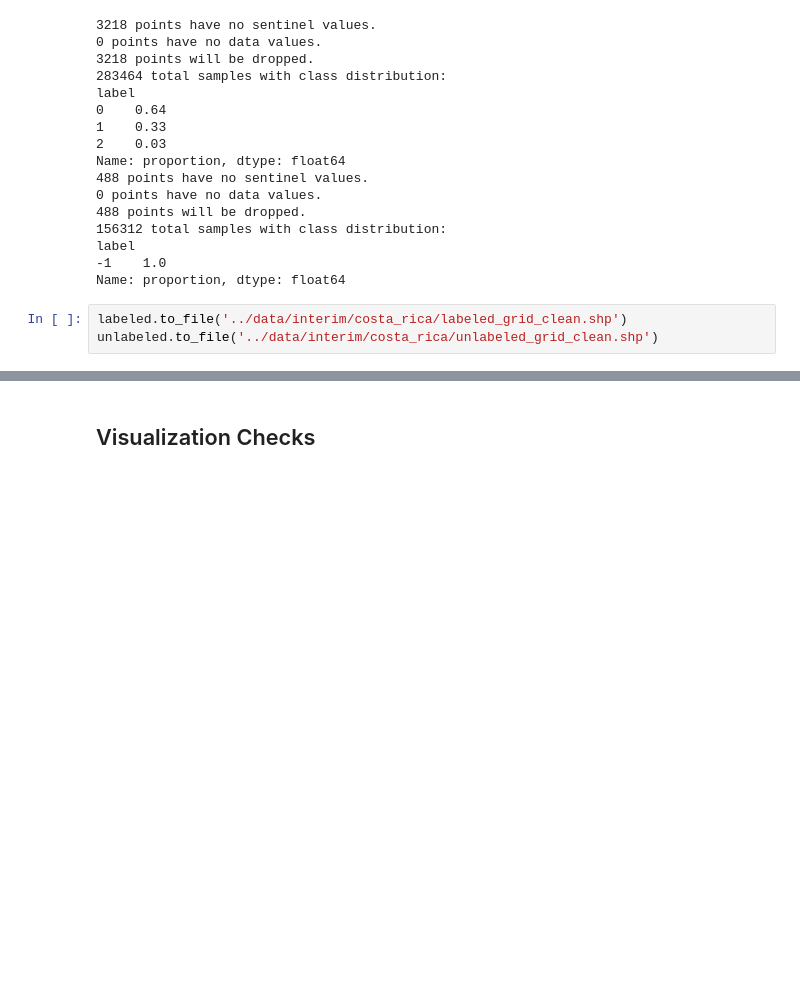
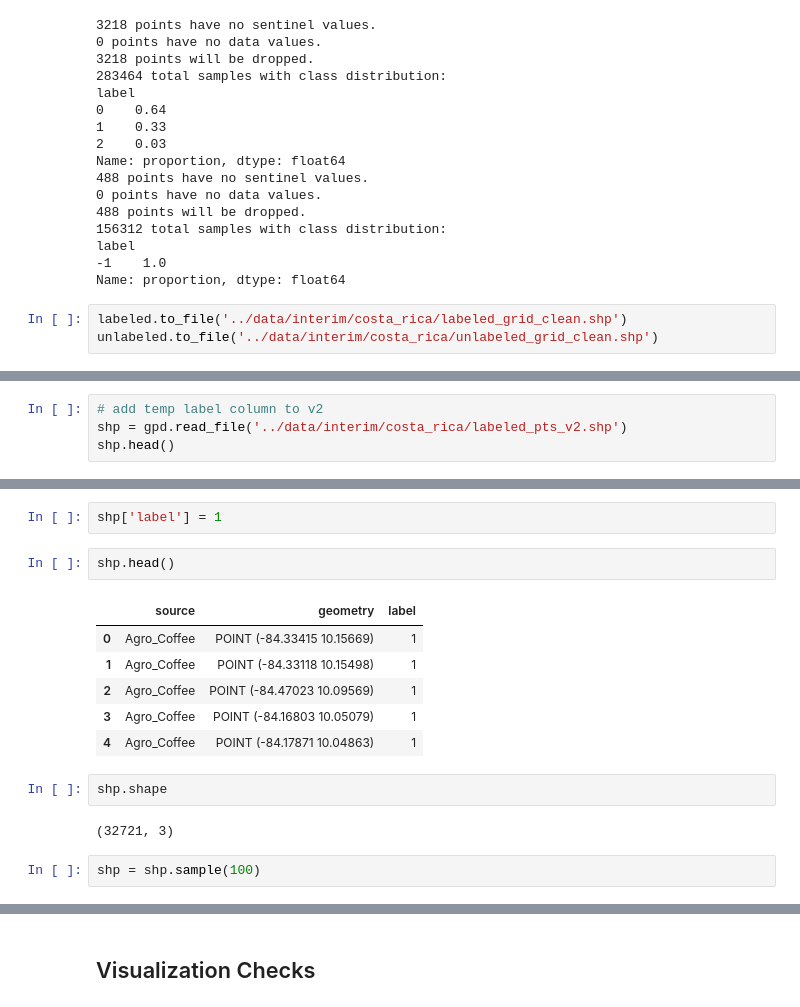
Before and after one commit to wri/label_propagation, a Jupyter notebook: notebooks/prototype_workflow.ipynb, the cells around one changed output, grey strips where cells are left out. Drawn from its saved outputs; the diff is of its cells as text; blank space fills up the shorter version.

```diff
--- a/notebooks/prototype_workflow.ipynb
+++ b/notebooks/prototype_workflow.ipynb
@@ -202,0 +228,4 @@ unlabeled.to_file('../data/interim/costa_rica/unlabeled_grid_clean.shp')
+# %%
+# add temp label column to v2
+shp = gpd.read_file('../data/interim/costa_rica/labeled_pts_v2.shp')
+shp.head()
@@ -202,0 +239,17 @@ unlabeled.to_file('../data/interim/costa_rica/unlabeled_grid_clean.shp')
+# %%
+shp['label'] = 1
+# %%
+shp.head()
+# %% [output]
+|  | source | geometry | label |
+| 0 | Agro_Coffee | POINT (-84.33415 10.15669) | 1 |
+| 1 | Agro_Coffee | POINT (-84.33118 10.15498) | 1 |
+| 2 | Agro_Coffee | POINT (-84.47023 10.09569) | 1 |
+| 3 | Agro_Coffee | POINT (-84.16803 10.05079) | 1 |
+| 4 | Agro_Coffee | POINT (-84.17871 10.04863) | 1 |
+# %%
+shp.shape
+# %% [output]
+(32721, 3)
+# %%
+shp = shp.sample(100)
```
Also changed, not shown: parts of 9 cells of this notebook, 6 other files.
